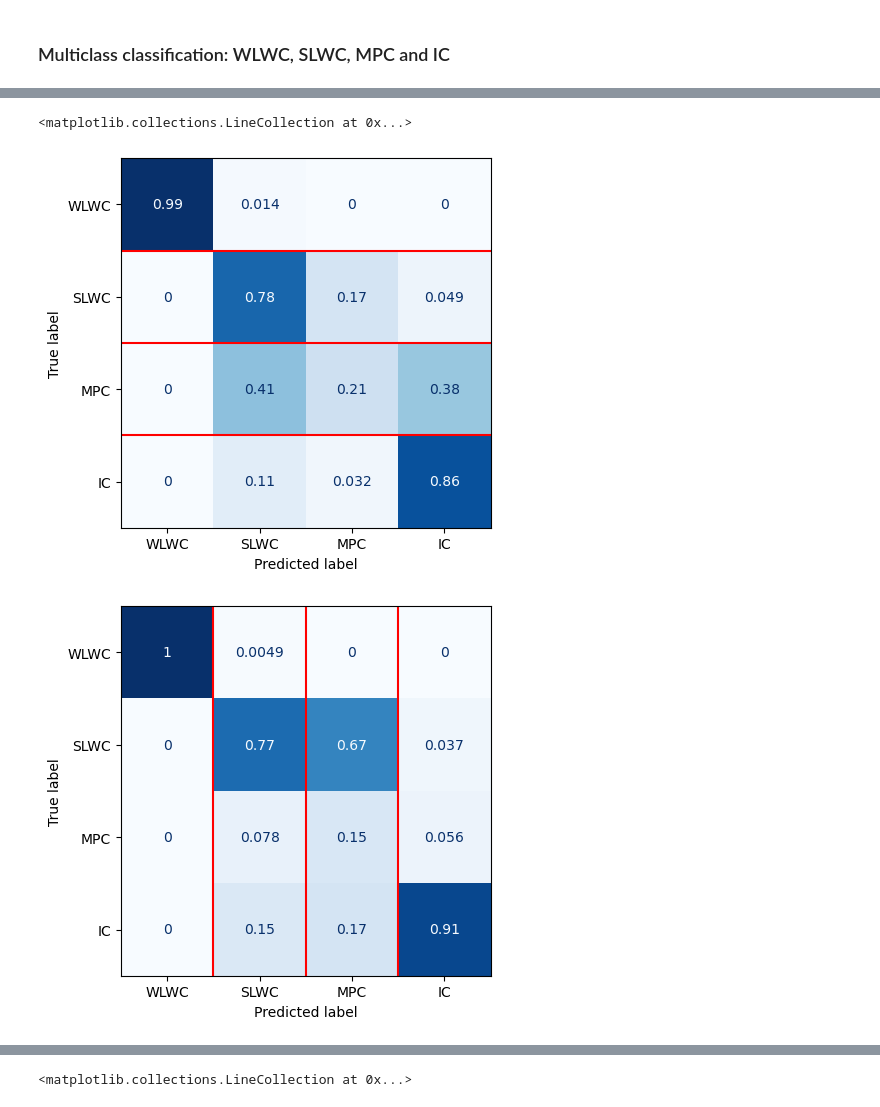
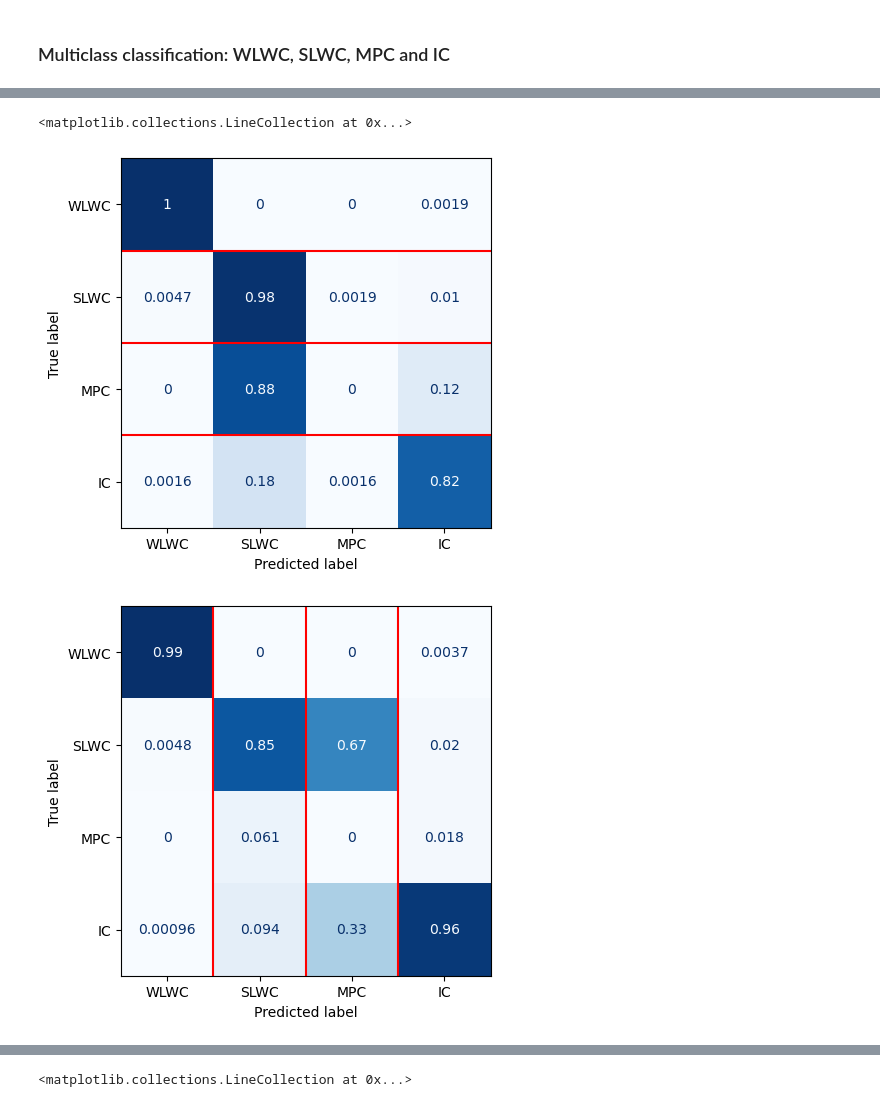
Before and after one commit to luke-whitehead/01_SLW_xgb, a Jupyter notebook: 106_train_model.ipynb, the cells around one changed output, grey strips where cells are left out. Saved outputs shown, nothing was run; the diff lists cells and outputs as text; code cells hidden in the pictures.

Commit message:
v6 reference mask and model training

```diff
--- a/106_train_model.ipynb
+++ b/106_train_model.ipynb
@@ -11,7 +11,7 @@ from sklearn.metrics import classification_report, recall_score, confusion_matri
 import matplotlib.pyplot as plt
 
 data_dir = '/home/lukeew/Local_work/data/01_SLW_xgb'
-refrence_dir = data_dir + '/CHCH_v4_reference/'
+refrence_dir = data_dir + '/CHCH_v6_reference/'
 reference_mask_dir = refrence_dir + 'processed{}/'
 model_save_dir = refrence_dir + 'models/'
 # %%
@@ -26,13 +26,13 @@ print('  <--- ' + infile)
 peaks_df = peaks_df.dropna() # removes NaNs (e.g. no temperature data, so bad classification)
 
 # Exclude case study dates from training dataset
-exclusion_dates = [
-    20210518,
-    20210605,
-    ]
+# eval_dates = [
+#     20210518,
+#     20210605,
+#     ]
 
-peaks_df_eval = peaks_df[peaks_df['date'].isin(exclusion_dates)]
-peaks_df = peaks_df[~peaks_df['date'].isin(exclusion_dates)]
+peaks_df_eval = peaks_df[peaks_df['date'].isin(eval_dates)]
+peaks_df = peaks_df[~peaks_df['date'].isin(eval_dates)]
 
 # Removing peaks with unknown and undetermined reference mask classification
 peaks_df = peaks_df[peaks_df['unan_target'] == 0]
@@ -248,9 +301,9 @@ model = xgb.XGBClassifier(objective='multi:softprob',
                     booster='gbtree', n_jobs=-1,
                     use_label_encoder=False,verbosity=0)
 
-params_multi = {'gamma': 0, 'learning_rate': 0.5, 'max_depth': 9, 'reg_lambda': 0}
+# params_multi = {'gamma': 0, 'learning_rate': 0.3, 'max_depth': 9, 'reg_lambda': 10.0}
 
-model.set_params(**params_multi)
+# model.set_params(**params_multi)
 
 
 model.fit(input, target)
@@ -325,6 +378,6 @@ weighted avg       0.82      0.81      0.81       597
 <matplotlib.collections.LineCollection at 0x...>
-[figure, old version]
+[figure, new version]
-[figure, old version]
+[figure, new version]
 # %%
 #### Hyperparameter search with GridCV
 
```
Also changed, not shown: parts of 29 cells of this notebook, 6 other files.
